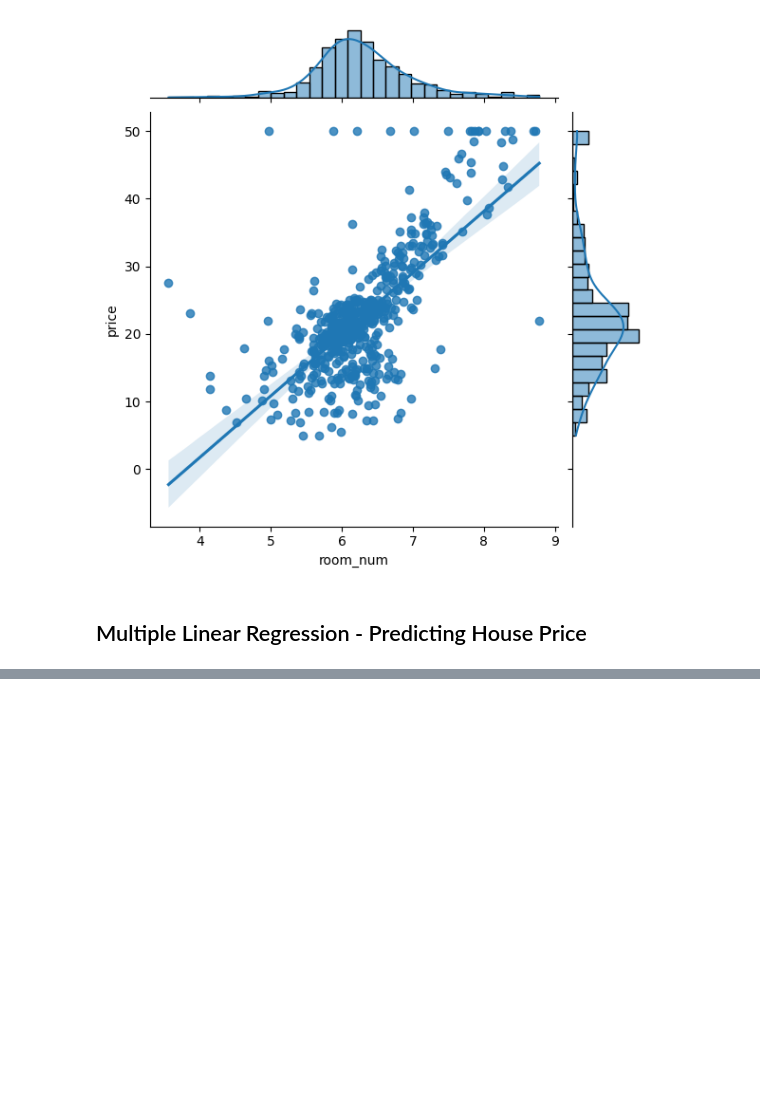
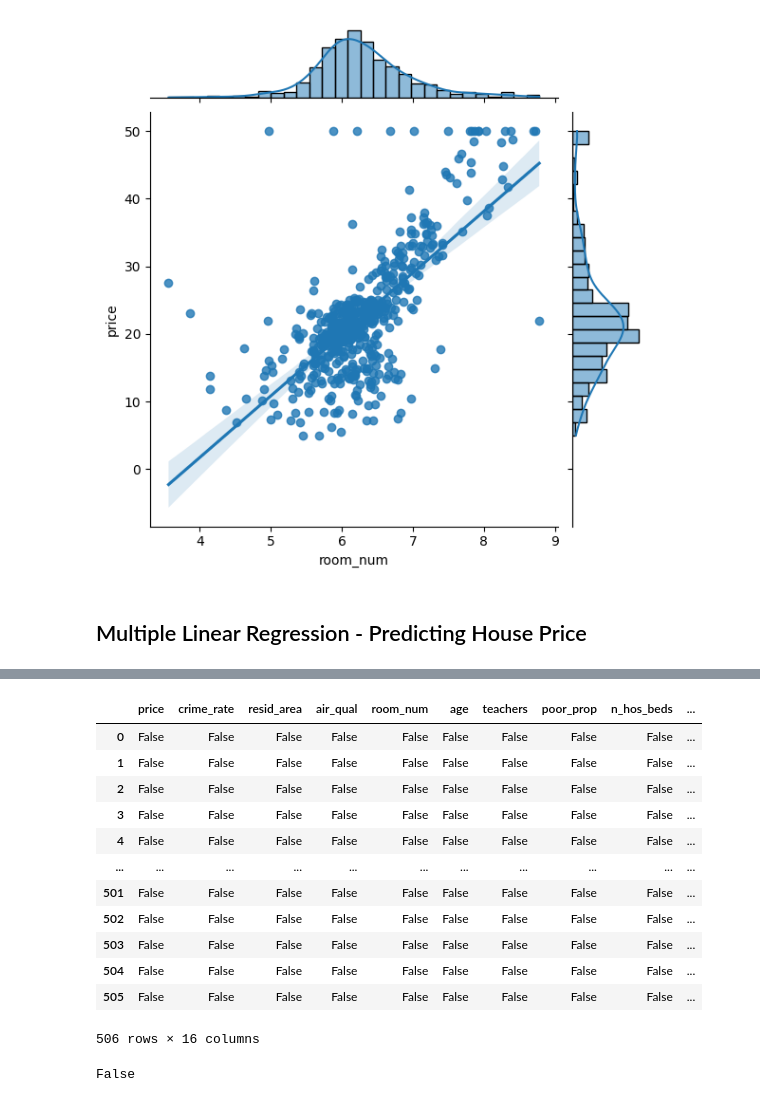
Before and after one commit to Fatai-soliu/Housepricing, a Jupyter notebook: Housing_Price_Exploratory_data_analysis.ipynb, the cells around one changed output, grey strips where cells are left out. Drawn from its saved outputs; the diff is of its cells as text; code cells hidden in the pictures; blank space fills up the shorter version.

```diff
--- a/Housing_Price_Exploratory_data_analysis.ipynb
+++ b/Housing_Price_Exploratory_data_analysis.ipynb
@@ -378,0 +448,25 @@ sns.jointplot(x = df['room_num'], y = df['price'], data = df, kind = "reg")
+# %%
+pd.isna(df)
+# %% [output]
+|  | price | crime_rate | resid_area | air_qual | room_num | age | teachers | poor_prop | n_hos_beds | ... |
+| 0 | False | False | False | False | False | False | False | False | False | ... |
+| 1 | False | False | False | False | False | False | False | False | False | ... |
+| 2 | False | False | False | False | False | False | False | False | False | ... |
+| 3 | False | False | False | False | False | False | False | False | False | ... |
+| 4 | False | False | False | False | False | False | False | False | False | ... |
+| ... | ... | ... | ... | ... | ... | ... | ... | ... | ... | ... |
+| 501 | False | False | False | False | False | False | False | False | False | ... |
+| 502 | False | False | False | False | False | False | False | False | False | ... |
+| 503 | False | False | False | False | False | False | False | False | False | ... |
+| 504 | False | False | False | False | False | False | False | False | False | ... |
+| 505 | False | False | False | False | False | False | False | False | False | ... |
+506 rows × 16 columns
+# %%
+import numpy as np
+
+# Check for infinite values in your DataFrame (assuming df is your DataFrame)
+has_infinite_values = np.isinf(df.values).any()
+
+print(has_infinite_values)
+# %% [output]
+False
```
Also changed, not shown: parts of 10 cells of this notebook.
